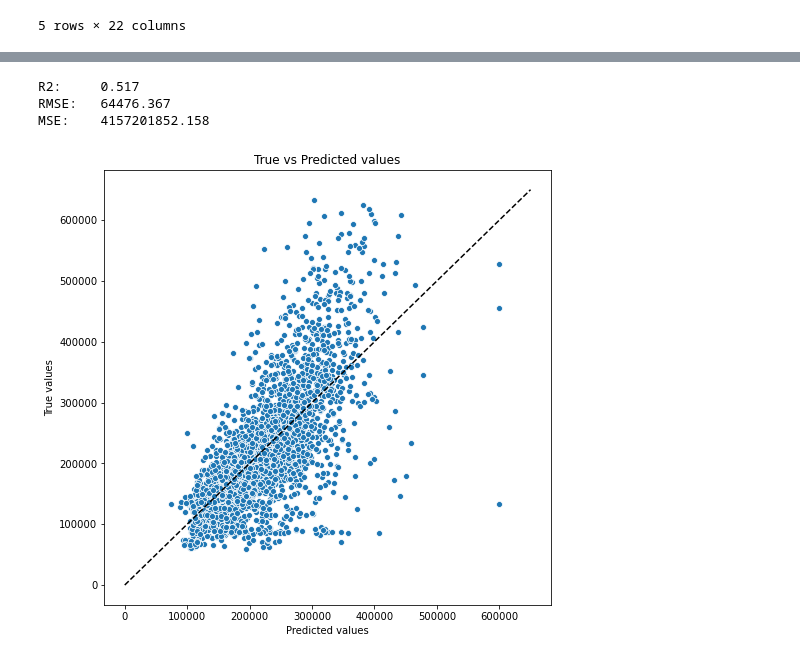
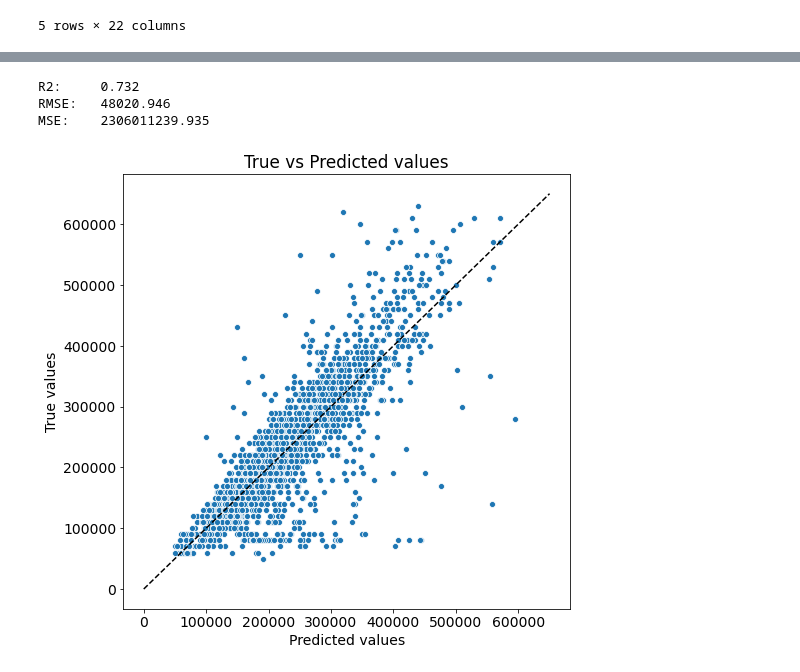
Before and after one commit to albul-k/gb_python_data_science_libs, a Jupyter notebook: course_work_train.ipynb, the cells around one changed output, grey strips where cells are left out. Saved outputs shown, nothing was run; the diff lists cells and outputs as text; code cells hidden in the pictures.

```diff
--- a/course_work_train.ipynb
+++ b/course_work_train.ipynb
@@ -123,5 +127,5 @@ DATASET_PATH_TEST = 'test.csv'
 # %%
-df = pd.read_csv(DATASET_PATH_TRAIN)
+df = pd.read_csv(DATASET_PATH)
 df = reduce_mem_usage(df)
 
 pipe = DataPipeline()
@@ -296,12 +302,3 @@ def evaluate_preds(true_values, pred_values, save=False):
     if save == True:
         plt.savefig(REPORTS_FILE_PATH + 'report.png')
     plt.show()
-# %%
-lr_model = LinearRegression()
-lr_model.fit(X_train, y_train)
-
-y_train_preds = lr_model.predict(X_train)
-# Постпроцессинг
-y_train_preds = np.clip(y_train_preds, a_min=50000, a_max=600000)
-
-evaluate_preds(y_train, y_train_preds)
@@ -312,0 +310,13 @@ MSE:    4080685585.175
+# %%
+%%time
+params = {'n_estimators':[50, 100, 200, 400],
+          'max_depth':[3, 5, 7, 10]}
+
+gs = GridSearchCV(gb_model, params,
+                  scoring='r2', # метрика
+                  cv=KFold(n_splits=5,   # k (кол-во разбиений/итераций) в кросс-валидации
+                           random_state=21,
+                           shuffle=True),
+                  n_jobs=-1
+                  )
+gs.fit(X_train, y_train)
@@ -312,0 +341,11 @@ MSE:    4080685585.175
+# %%
+final_model = GradientBoostingRegressor(criterion='mse',
+                                        max_depth=3,
+                                        min_samples_leaf=10,
+                                        random_state=42,
+                                        n_estimators=400)
+
+final_model.fit(X_train, y_train)
+
+y_train_preds = final_model.predict(X_train)
+evaluate_preds(y_train, y_train_preds)
@@ -313,12 +357,8 @@ MSE:    4080685585.175
 # %%
-y_test_preds = lr_model.predict(X_test)
-
-# Постпроцессинг
-y_test_preds = np.clip(y_test_preds, a_min=50000, a_max=600000)
-
-evaluate_preds(y_test, y_test_preds)
+y_test_preds = final_model.predict(X_test)
+evaluate_preds(y_test, y_test_preds, save=False)
 # %% [output]
-R2:     0.517
-RMSE:   64476.367
-MSE:    4157201852.158
+R2:     0.732
+RMSE:   48020.946
+MSE:    2306011239.935
-[figure, old version]
+[figure, new version]
```
Also changed, not shown: parts of 28 cells of this notebook, 22 other files.
